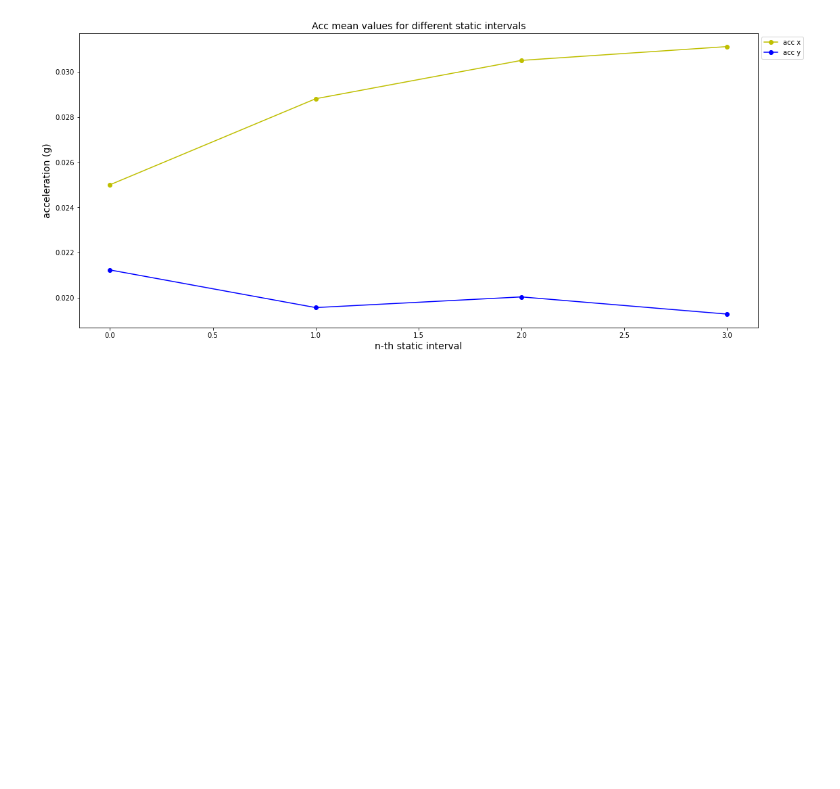
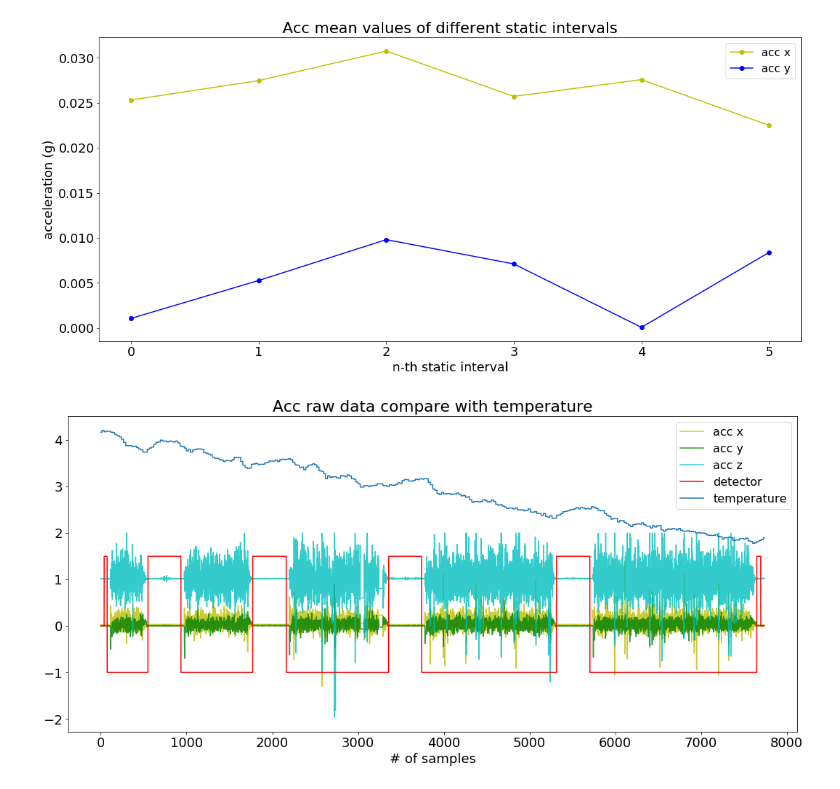
Before and after one commit to PHIL-MQP/phil, a Jupyter notebook: python/notebooks/Field Trip 3 IMU.ipynb, the cells around one changed output. Saved outputs shown, nothing was run; the diff lists cells and outputs as text; code cells hidden in the pictures; blank space fills up the shorter version.

```diff
--- a/python/notebooks/Field Trip 3 IMU.ipynb
+++ b/python/notebooks/Field Trip 3 IMU.ipynb
@@ -3,8 +3,9 @@ import csv
 import numpy as np
 import matplotlib.pyplot as plt
 import matplotlib.cm as cm
+plt.style.use("../phil.mplstyle")
 # %%
-datafile = "recorded_sensor_data/field_data_2/auto/mocap_data-175.173.csv"
+datafile = "recorded_sensor_data/field_data_3/auto/rio-data-25.5221.csv"
 reader = csv.reader(open(datafile, 'r'))
 
 next(reader) # skip header
@@ -55,15 +56,15 @@ def get_static_intervals(threshold, data, window_size):
 
 init_variance = np.linalg.norm(np.var(raw_acc_data[:, :80], axis=0))
 
-static_guess, classification = get_static_intervals(init_variance**6, raw_acc_data, 80)
+static_guess, classification = get_static_intervals(init_variance**5, raw_acc_data, 80)
 
 print(static_guess)
 opacity = 0.8
 
 plt.figure(figsize=(18,8))
-plt.title("Acc raw data with static detector", fontsize = 16)
-plt.xlabel("# of samples", fontsize = 14)
-plt.ylabel("acceleration (g)", fontsize = 14)
+plt.title("Acc raw data with static detector")
+plt.xlabel("# of samples")
+plt.ylabel("acceleration (g)")
 plt.plot(raw_data[:,0] , c = 'y', alpha = opacity, label = 'acc x')
 plt.plot(raw_data[:,1] , c = 'g', alpha = opacity, label = 'acc y')
 plt.plot(raw_data[:,2] , c = 'c', alpha = opacity, label = 'acc z')
@@ -76,9 +77,9 @@ plt.show()
 
 
 plt.figure(figsize=(18,8))
-plt.title("Acc raw data static intervals only", fontsize = 16)
-plt.xlabel("# of samples", fontsize = 14)
-plt.ylabel("acceleration (g)", fontsize = 14)
+plt.title("Acc raw data static intervals only")
+plt.xlabel("# of samples")
+plt.ylabel("acceleration (g)")
 for g in static_guess:
     plt.plot(range(g[0], g[1]),raw_data[g[0]:g[1],0], c = 'y', alpha = opacity, label = 'acc x')
     plt.plot(range(g[0], g[1]),raw_data[g[0]:g[1],1], c = 'g', alpha = opacity, label = 'acc y')
@@ -91,30 +93,46 @@ plt.show()
 # %%
 def find_static_mean(data, static_intervals):
     averages = []
 
     for x in static_intervals:
         averages.append(np.mean(data[x[0]: x[1],:], axis = 0))
 
     averages = np.array(averages)
 
     return averages
 
 def plot_static_mean(data, static_intervals):
     averages = find_static_mean(data,static_intervals)
 
     plt.figure(figsize=(18,8))
-    plt.title("Acc mean values for different static intervals", fontsize = 14)
-    plt.ylabel("acceleration (g)", fontsize = 14)
-    plt.xlabel("n-th static interval", fontsize = 14)
+    plt.title("Acc mean values of different static intervals")
+    plt.ylabel("acceleration (g)")
+    plt.xlabel("n-th static interval")
     plt.plot(averages[:,0], c = 'y',marker = 'o', label = "acc x")
     plt.plot(averages[:,1], c = 'b', marker = 'o', label = "acc y")
 #     plt.plot(averages[:,2], c = 'c', marker = 'o', label = "acc z")
     plt.legend(bbox_to_anchor=(1,1))
     plt.show()
 
 plot_static_mean(raw_data,static_guess)
+
+
+plt.figure(figsize=(18,8))
+plt.title("Acc raw data compare with temperature")
+plt.xlabel("# of samples")
+plt.plot(raw_data[:,0] , c = 'y', alpha = opacity, label = 'acc x')
+plt.plot(raw_data[:,1] , c = 'g', alpha = opacity, label = 'acc y')
+plt.plot(raw_data[:,2] , c = 'c', alpha = opacity, label = 'acc z')
+# for g in static_guess:
+#     plt.plot([g[0],g[0]],[-1.5,2.0], c = 'r')
+#     plt.plot([g[1],g[1]],[-1.5,2.0], c = 'r')
+plt.plot(classification, c = 'r', label = 'detector')
+plt.plot(temperatures - 32, label = "temperature")
+plt.legend(bbox_to_anchor=(1,1))
+plt.show()
 # %% [output]
-[figure, old version]
+[figure, new version]
+[figure, added]
 # %%
 def clockwise_yaw_rotation_matrix(yaw_angle):
     # https://en.wikipedia.org/wiki/Rotation_matrix
```
Also changed, not shown: parts of 3 cells of this notebook, 2 other files.
